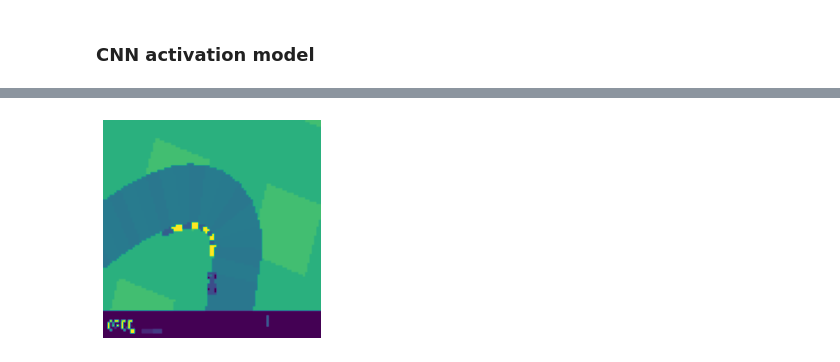
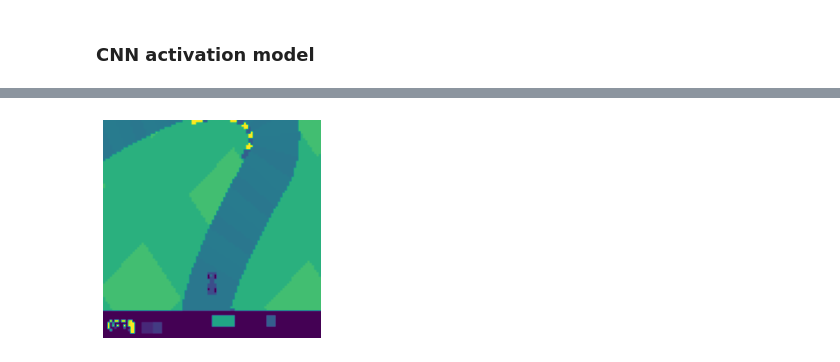
Before and after one commit to g-nightingale/car-racing-rl, a Jupyter notebook: car_racing_dqn.ipynb, the cells around one changed output, grey strips where cells are left out. Drawn from its saved outputs; the diff is of its cells as text; code cells hidden in the pictures.

```diff
--- a/car_racing_dqn.ipynb
+++ b/car_racing_dqn.ipynb
@@ -339,7 +283 @@ Track generation: 1211..1518 -> 307-tiles track
 [interactive output not drawn]
-# %%
-NUM_FRAME_STACK = 4
-SKIP_FRAMES = 4
-
-for i in range(NUM_FRAME_STACK):
-    print(i, i * SKIP_FRAMES)
@@ -351,10 +283,0 @@ for i in range(NUM_FRAME_STACK):
-# %%
-with open("./runs/dqn_results_20220411-074807.pickle", 'rb') as fp:
-    results = pickle.load(fp)
-
-agent = results['agent']
-print(agent.d)
-x = agent.model.get_weights()[0]
-y = agent.target_model.get_weights()[0]
-
-print((x==y).all())
@@ -440,9 +360,3 @@ Track generation: 1157..1450 -> 293-tiles track
 KeyboardInterrupt:
 # %%
 env.close()
-# %%
-with open("./runs/dqn_results_20220411-040945.pickle", 'rb') as fp:
-    results = pickle.load(fp)
-
-actions = results['actions']
-model = results['model']
@@ -454,3 +363,9 @@ To enable them in other operations, rebuild TensorFlow with the appropriate comp
 # %% [markdown]
 ### CNN activation model
+# %%
+with open("./runs/dqn_results_20220412-095012.pickle", 'rb') as fp:
+    results = pickle.load(fp)
+
+actions = results['actions']
+model = results['model']
 # %%
@@ -509,14 +414,14 @@ Track generation: 1146..1436 -> 290-tiles track
 # %%
 # Plot an image
-idx = 26
+idx = 22
 img = state_list[idx][:, :, :, :]
 
 plt.figure()
 plt.imshow(img[0, :, :, 3])
 plt.axis('off')
 plt.show()
 # %% [output]
-[figure, old version]
+[figure, new version]
 # %%
 # Feature maps and filters for digit 9
 display_cnn_feature_maps_and_filters(model, activation_model, img, total_width=14, cmap='plasma')
```
Also changed, not shown: parts of 13 cells of this notebook, 4 other files.
